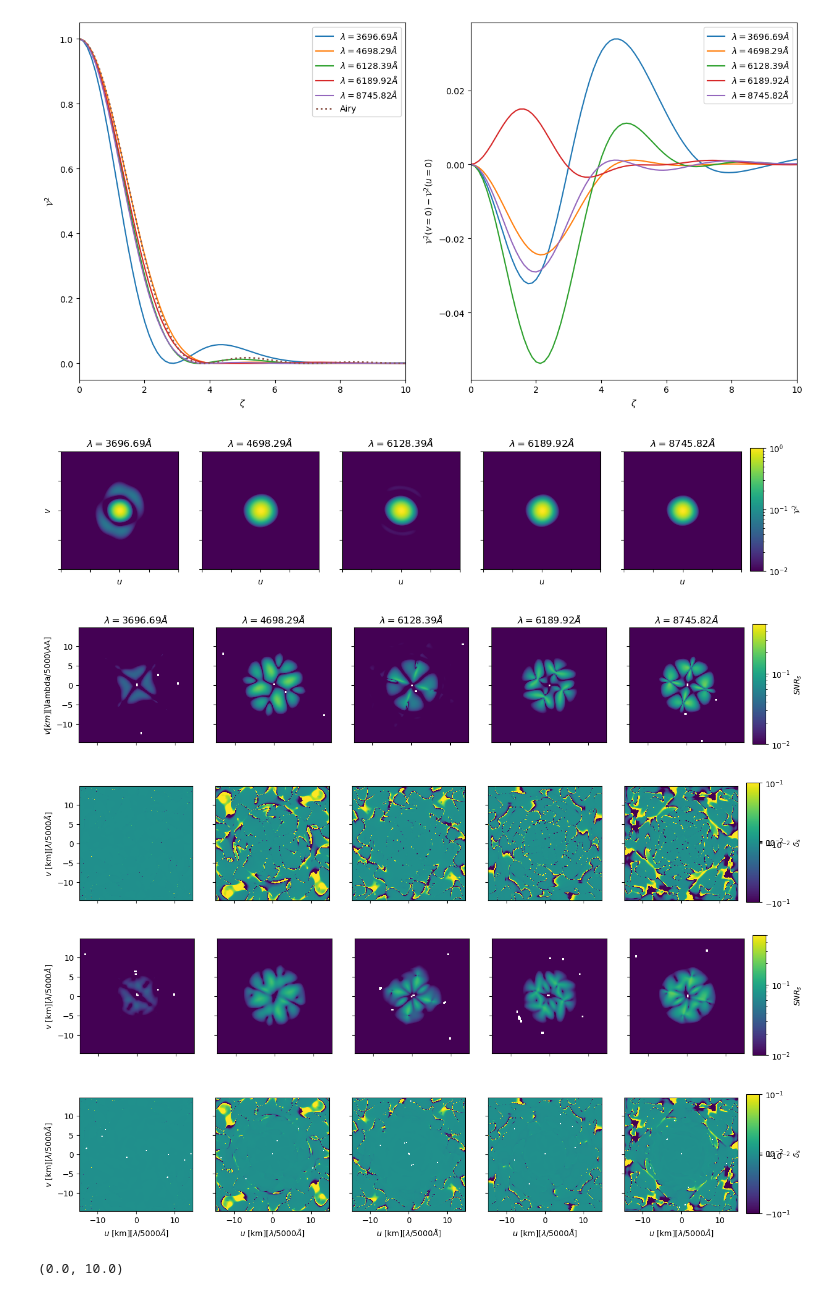
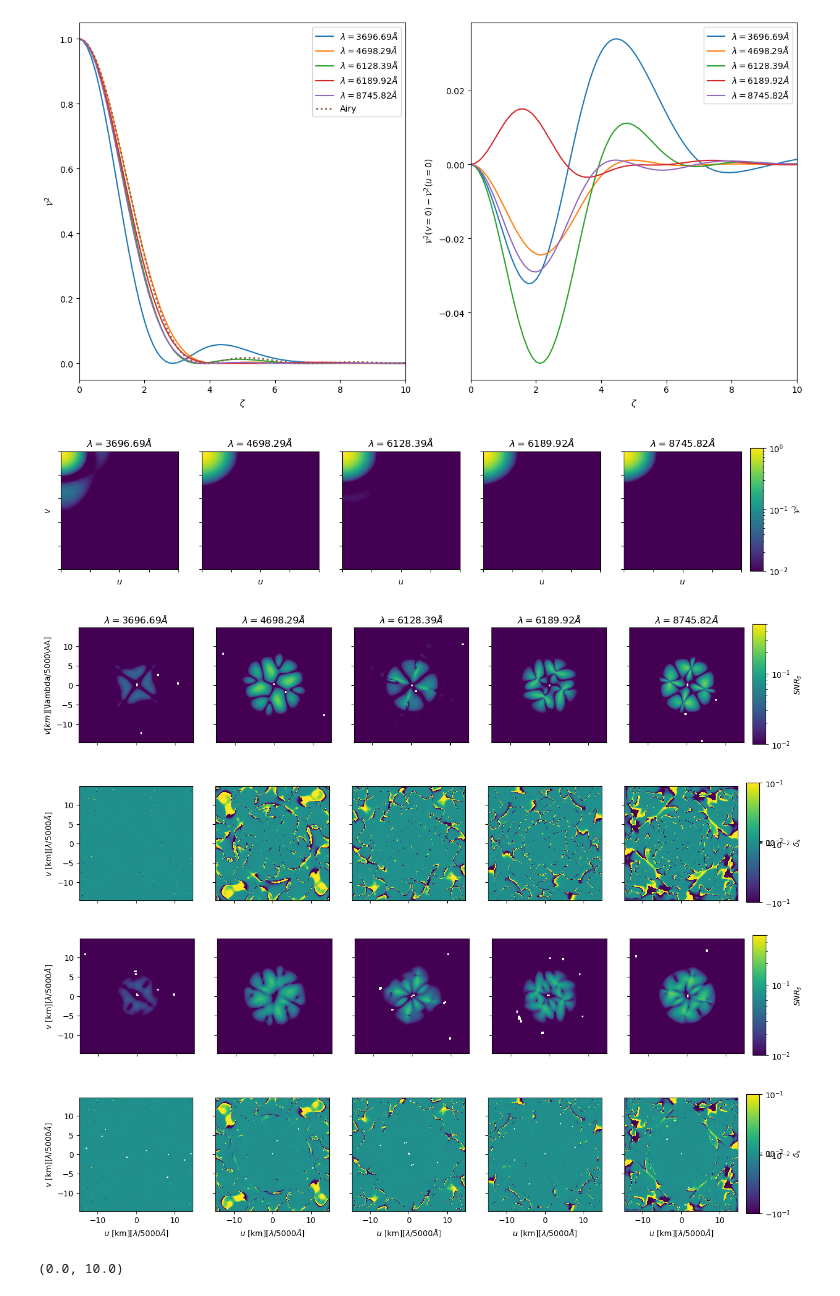
Before and after one commit to AlexGKim/II, a Jupyter notebook: sedona.ipynb, the cells around one changed output. Cells and saved outputs as stored; diff of their text form; code cells hidden in the pictures.

```diff
--- a/sedona.ipynb
+++ b/sedona.ipynb
@@ -131,9 +131,10 @@ factor = 10
 
 Dwidth = 2 * 32000*3600*24*20 * factor * units.km
 DA = cosmo.angular_diameter_distance(0.004)
-Deltau = (DA/Dwidth).decompose()*5000e-10/1000   #at 5000A
+Deltau = (DA/Dwidth).decompose()*5000e-10/1000   #at 5000A km
 
 fluxshape = flux[0,:,:].shape
+
 paddedarray = numpy.zeros((fluxshape[0]*factor, fluxshape[1]*factor))
 numpy.random.seed(42)
 noisemap = numpy.random.normal(1,0.05,size=(fluxshape[0], fluxshape[1]))
@@ -175,6 +176,16 @@ for i, idx in enumerate(idxs):
 
     gamma2  = jax.numpy.absolute(gamma)**2
     gamma2_noise =  jax.numpy.absolute(gamma_noise)**2
+
+
+    im0 = axs0[i].imshow(gamma2[0:fluxshape[0]*factor//2,0:fluxshape[1]*factor//2],
+                         norm='log',vmin=0.01, vmax=1,extent=[0,1,0,1])
+    if i ==0:
+        axs0[i].set_ylabel(r'$v$')
+    axs0[i].set_xlabel(r'$u$')
+    axs0[i].xaxis.set_ticklabels([])
+    axs0[i].yaxis.set_ticklabels([])
+    axs0[i].set_title(r'$\lambda={:.2f}\AA$'.format(wavegrid[idx]))
 
     u=fftfreq(paddedarray.shape[0])
     v=fftfreq(paddedarray.shape[1])
@@ -251,13 +262,6 @@ for i, idx in enumerate(idxs):
     # fig2.colorbar(pos2)
     # print(Fsinv.min(),Fsinv.max())
 
-    im0 = axs0[i].imshow(gamma2,norm='log',vmin=0.01, vmax=1,extent=[-1,1,-1,1])
-    if i ==0:
-        axs0[i].set_ylabel(r'$v$')
-    axs0[i].set_xlabel(r'$u$')
-    axs0[i].xaxis.set_ticklabels([])
-    axs0[i].yaxis.set_ticklabels([])
-    axs0[i].set_title(r'$\lambda={:.2f}\AA$'.format(wavegrid[idx]))
 
     emin = minx - (minx + maxx)/2
     emax = maxx - (minx + maxx)/2
@@ -307,38 +311,38 @@ for i, idx in enumerate(idxs):
         axs4[i].yaxis.set_ticklabels([])
     # axs[4,i].set_title(r'$\lambda={:.2f}\AA$'.format(wavegrid[idx]))
 
 
 
 
 fig0.subplots_adjust(right=0.90)
 fig1.subplots_adjust(right=0.90)
 fig2.subplots_adjust(right=0.90)
 fig3.subplots_adjust(right=0.90)
 fig4.subplots_adjust(right=0.90)
 cbar_ax = fig0.add_axes([0.91, 0.15, 0.015, 0.7])
 cbar=fig0.colorbar(im0, cax=cbar_ax)
 cbar.set_label(r"$\mathcal{V}^2$")
 cbar_ax = fig1.add_axes([0.91, 0.15, 0.015, 0.7])
 cbar=fig1.colorbar(im1, cax=cbar_ax)
 cbar.set_label(r"$SNR_s$")
 cbar_ax = fig2.add_axes([0.91, 0.15, 0.015, 0.7])
 cbar=fig2.colorbar(im2, cax=cbar_ax)
 cbar.set_label(r"$\delta_s$")
 cbar_ax = fig3.add_axes([0.91, 0.15, 0.015, 0.7])
 cbar=fig3.colorbar(im3, cax=cbar_ax)
 cbar.set_label(r"$SNR_s$")
 cbar_ax = fig4.add_axes([0.91, 0.15, 0.015, 0.7])
 cbar=fig4.colorbar(im4, cax=cbar_ax)
 cbar.set_label(r"$\delta_s$")
 
 fig0.savefig('g2map_sedona.pdf')
-fig1.savefig('ds_1_sedona.pdf')
-fig3.savefig('ds_2_sedona.pdf')
-fig2.savefig('g2_1_sedona.pdf')
-fig4.savefig('g2_2_sedona.pdf')
+fig2.savefig('ds_1_sedona.pdf')
+fig4.savefig('ds_2_sedona.pdf')
+fig1.savefig('ston_1_sedona.pdf')
+fig3.savefig('ston_2_sedona.pdf')
 # fig3.savefig('ston_sedona.pdf')
 # %% [output]
-[figure, old version]
+[figure, new version]
 [figure]
 [figure]
 [figure]
```
Also changed, not shown: 1 other file.
